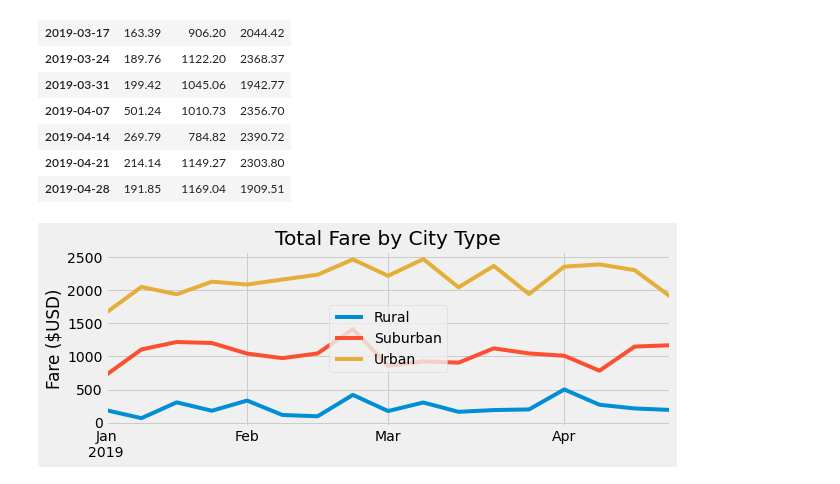
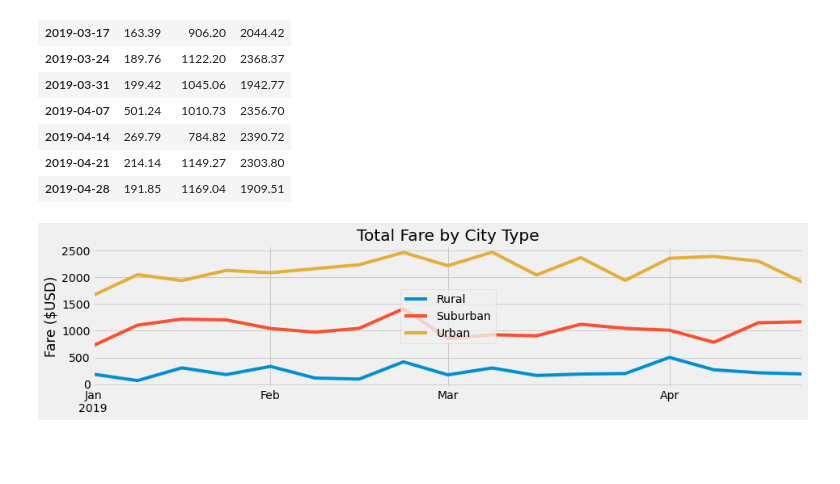
Before and after one commit to JleMxe/PyBer_Analysis, a Jupyter notebook: PyBer_Challenge.ipynb, the cells around one changed output. Drawn from its saved outputs; the diff is of its cells as text; code cells hidden in the pictures; blank space fills up the shorter version.

```diff
--- a/PyBer_Challenge.ipynb
+++ b/PyBer_Challenge.ipynb
@@ -224,22 +224,22 @@ total_fares_by_type_and_week_filtered_df
 # %%
 # 8. Using the object-oriented interface method, plot the resample DataFrame using the df.plot() function.
 
 # Import the style from Matplotlib.
 from matplotlib import style
 # Use the graph style fivethirtyeight.
 style.use('fivethirtyeight')
 # changing the rc parameters and plotting a line plot
 #Syntax to adjust chart size: https://www.geeksforgeeks.org/change-plot-size-in-matplotlib-python/
-plt.rcParams['figure.figsize'] = [9, 3]
+plt.rcParams['figure.figsize'] = [14, 3]
 total_fares_by_type_and_week_filtered_df.plot()
 # Legend location syntax found at: https://matplotlib.org/3.5.0/tutorials/intermediate/legend_guide.html
 plt.legend(loc="center")
 # Title and axis label syntax: https://python-graph-gallery.com/4-add-title-and-axis-label
 plt.title("Total Fare by City Type")
 plt.ylabel("Fare ($USD)")
 plt.xlabel("")
 #Save chart
 # Resolution fo rcutting off the bottom: https://www.youtube.com/watch?v=C8MT-A7Mvk4
 plt.savefig("analysis/PyBer_fare_summary.png",bbox_inches='tight')
 # %% [output]
-[figure, old version]
+[figure, new version]
```
Also changed, not shown: 2 other files.
